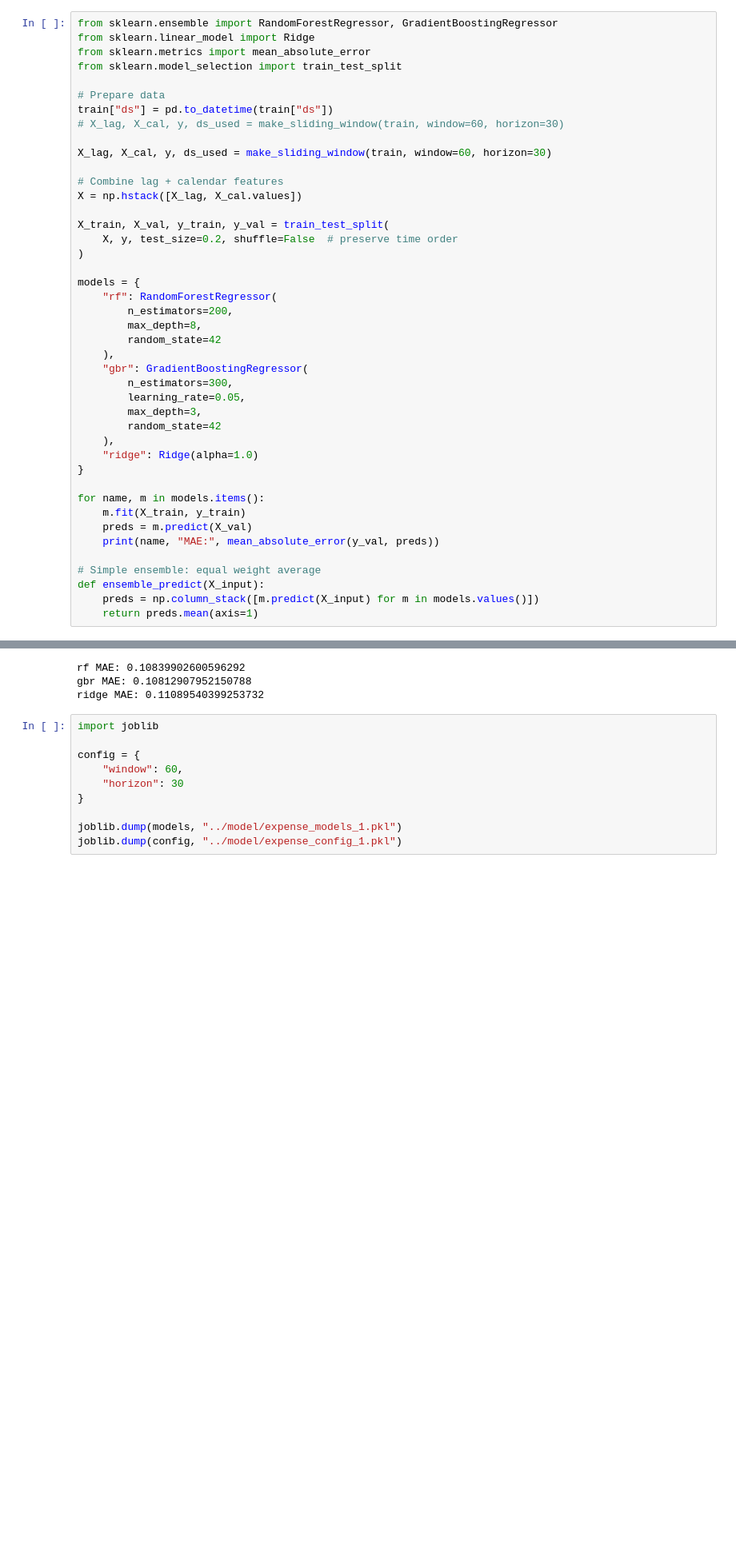
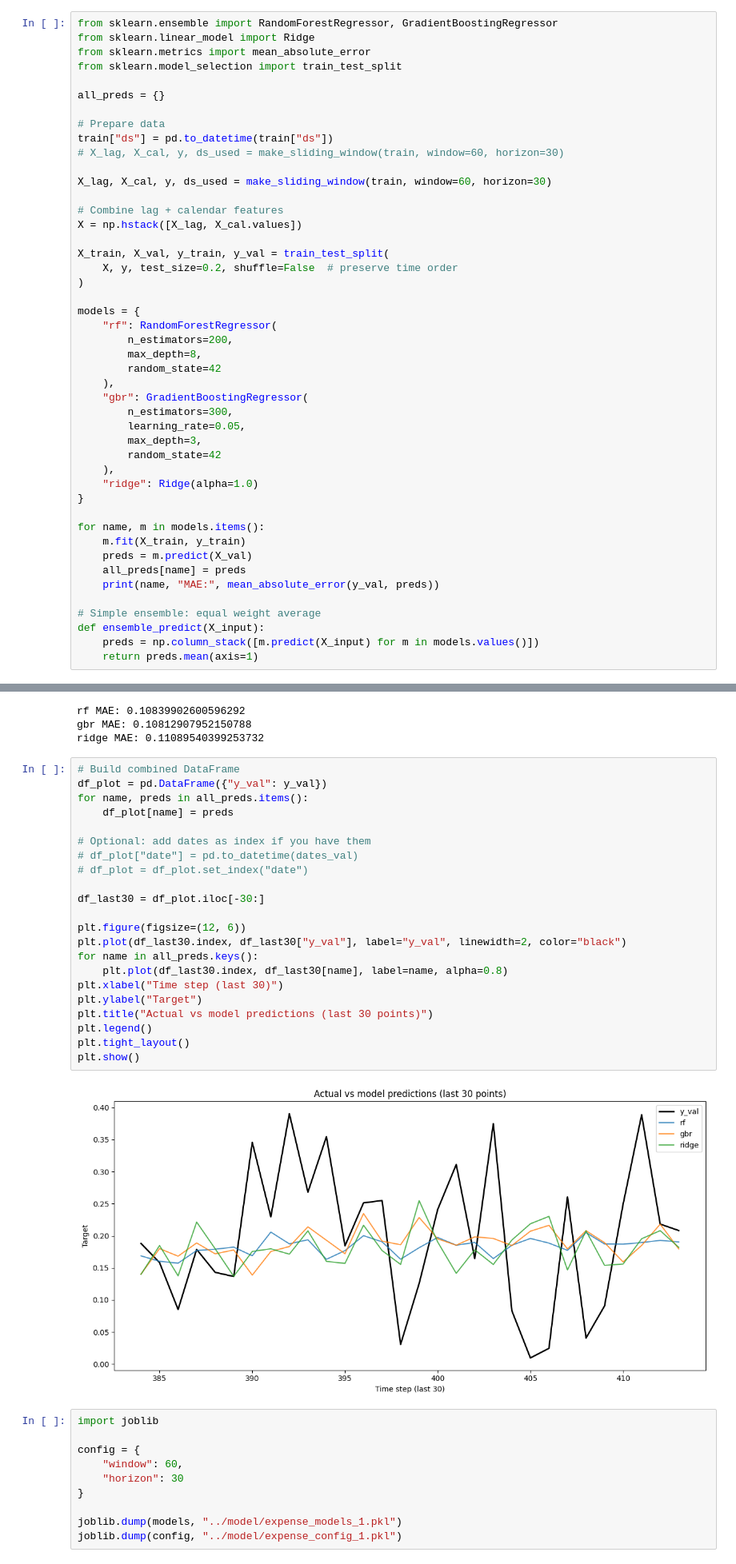
Before and after one commit to vrmaverick/Expense-Categorization, a Jupyter notebook: Forecasting/ts.ipynb, the cells around one changed output, grey strips where cells are left out. Shown at 80% size. Cells and saved outputs as stored; diff of their text form; blank space fills up the shorter version.

```diff
--- a/Forecasting/ts.ipynb
+++ b/Forecasting/ts.ipynb
@@ -637,6 +636,8 @@ from sklearn.ensemble import RandomForestRegressor, GradientBoostingRegressor
 from sklearn.linear_model import Ridge
 from sklearn.metrics import mean_absolute_error
 from sklearn.model_selection import train_test_split
+
+all_preds = {}
 
 # Prepare data
 train["ds"] = pd.to_datetime(train["ds"])
@@ -669,6 +670,7 @@ models = {
 for name, m in models.items():
     m.fit(X_train, y_train)
     preds = m.predict(X_val)
+    all_preds[name] = preds
     print(name, "MAE:", mean_absolute_error(y_val, preds))
 
 # Simple ensemble: equal weight average
@@ -684,6 +686,30 @@ See the caveats in the documentation: https://pandas.pydata.org/pandas-docs/stab
 rf MAE: 0.10839902600596292
 gbr MAE: 0.10812907952150788
 ridge MAE: 0.11089540399253732
+# %%
+# Build combined DataFrame
+df_plot = pd.DataFrame({"y_val": y_val})
+for name, preds in all_preds.items():
+    df_plot[name] = preds
+
+# Optional: add dates as index if you have them
+# df_plot["date"] = pd.to_datetime(dates_val)
+# df_plot = df_plot.set_index("date")
+
+df_last30 = df_plot.iloc[-30:]
+
+plt.figure(figsize=(12, 6))
+plt.plot(df_last30.index, df_last30["y_val"], label="y_val", linewidth=2, color="black")
+for name in all_preds.keys():
+    plt.plot(df_last30.index, df_last30[name], label=name, alpha=0.8)
+plt.xlabel("Time step (last 30)")
+plt.ylabel("Target")
+plt.title("Actual vs model predictions (last 30 points)")
+plt.legend()
+plt.tight_layout()
+plt.show()
+# %% [output]
+[figure, added]
 # %%
 import joblib
 
```
Also changed, not shown: parts of 4 cells of this notebook, 3 other files.
